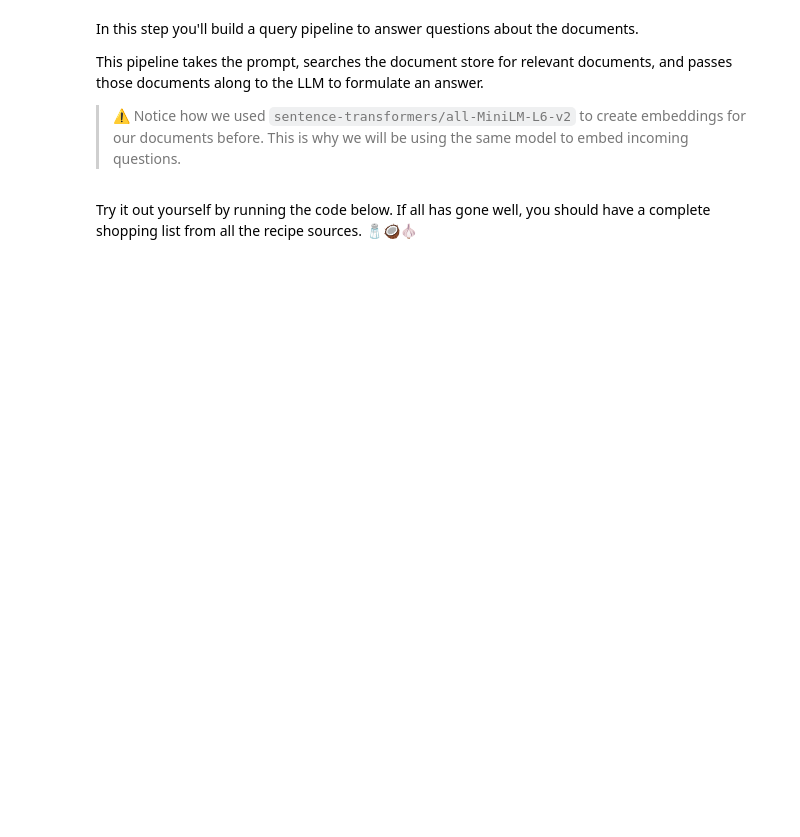
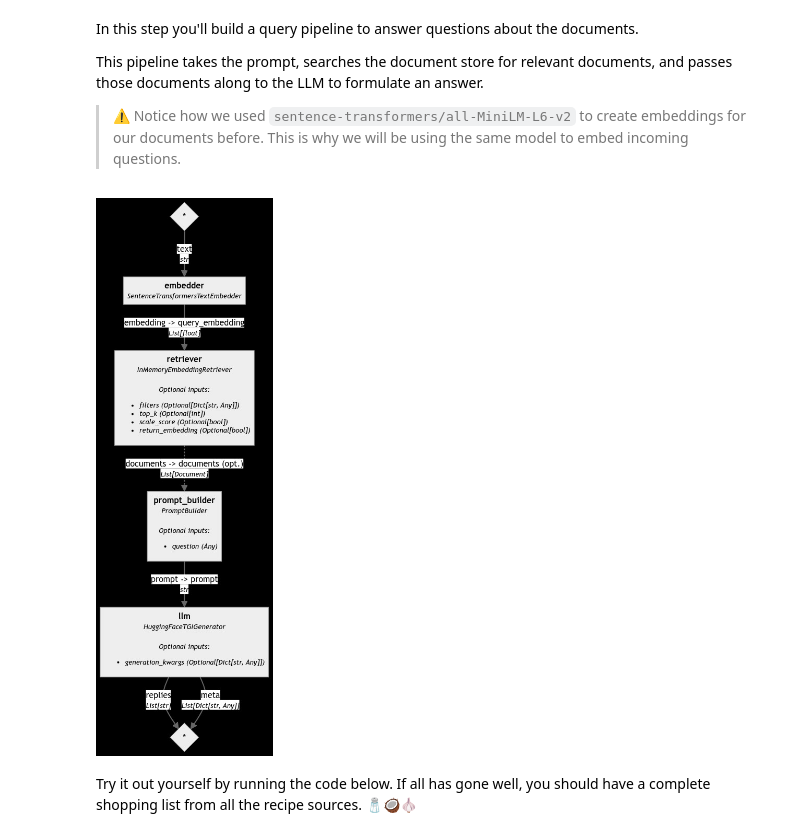
Before and after one commit to deepset-ai/haystack-tutorials, a Jupyter notebook: tutorials/30_File_Type_Preprocessing_Index_Pipeline.ipynb, the cells around one changed output. Drawn from its saved outputs; the diff is of its cells as text; code cells hidden in the pictures; blank space fills up the shorter version.

```diff
--- a/tutorials/30_File_Type_Preprocessing_Index_Pipeline.ipynb
+++ b/tutorials/30_File_Type_Preprocessing_Index_Pipeline.ipynb
@@ -153,29 +200,31 @@ This pipeline takes the prompt, searches the document store for relevant documen
 # %%
 from haystack.components.embedders import SentenceTransformersTextEmbedder
 from haystack.components.retrievers.in_memory import InMemoryEmbeddingRetriever
 from haystack.components.builders import PromptBuilder
 from haystack.components.generators import HuggingFaceTGIGenerator
 
 template = """
 Answer the questions based on the given context.
 
 Context:
 {% for document in documents %}
     {{ document.content }}
 {% endfor %}
 
 Question: {{ question }}
 Answer:
 """
 pipe = Pipeline()
 pipe.add_component("embedder", SentenceTransformersTextEmbedder(model="sentence-transformers/all-MiniLM-L6-v2"))
 pipe.add_component("retriever", InMemoryEmbeddingRetriever(document_store=document_store))
 pipe.add_component("prompt_builder", PromptBuilder(template=template))
-pipe.add_component("llm", HuggingFaceTGIGenerator("mistralai/Mixtral-8x7B-Instruct-v0.1"))
+pipe.add_component("llm", HuggingFaceTGIGenerator("mistralai/Mistral-7B-Instruct-v0.1"))
 
 pipe.connect("embedder.embedding", "retriever.query_embedding")
 pipe.connect("retriever", "prompt_builder.documents")
 pipe.connect("prompt_builder", "llm")
+# %% [output]
+[figure, added]
 # %% [markdown]
 Try it out yourself by running the code below. If all has gone well, you should have a complete shopping list from all the recipe sources. 🧂🥥🧄
 # %%
```
Also changed, not shown: parts of 8 cells of this notebook.
